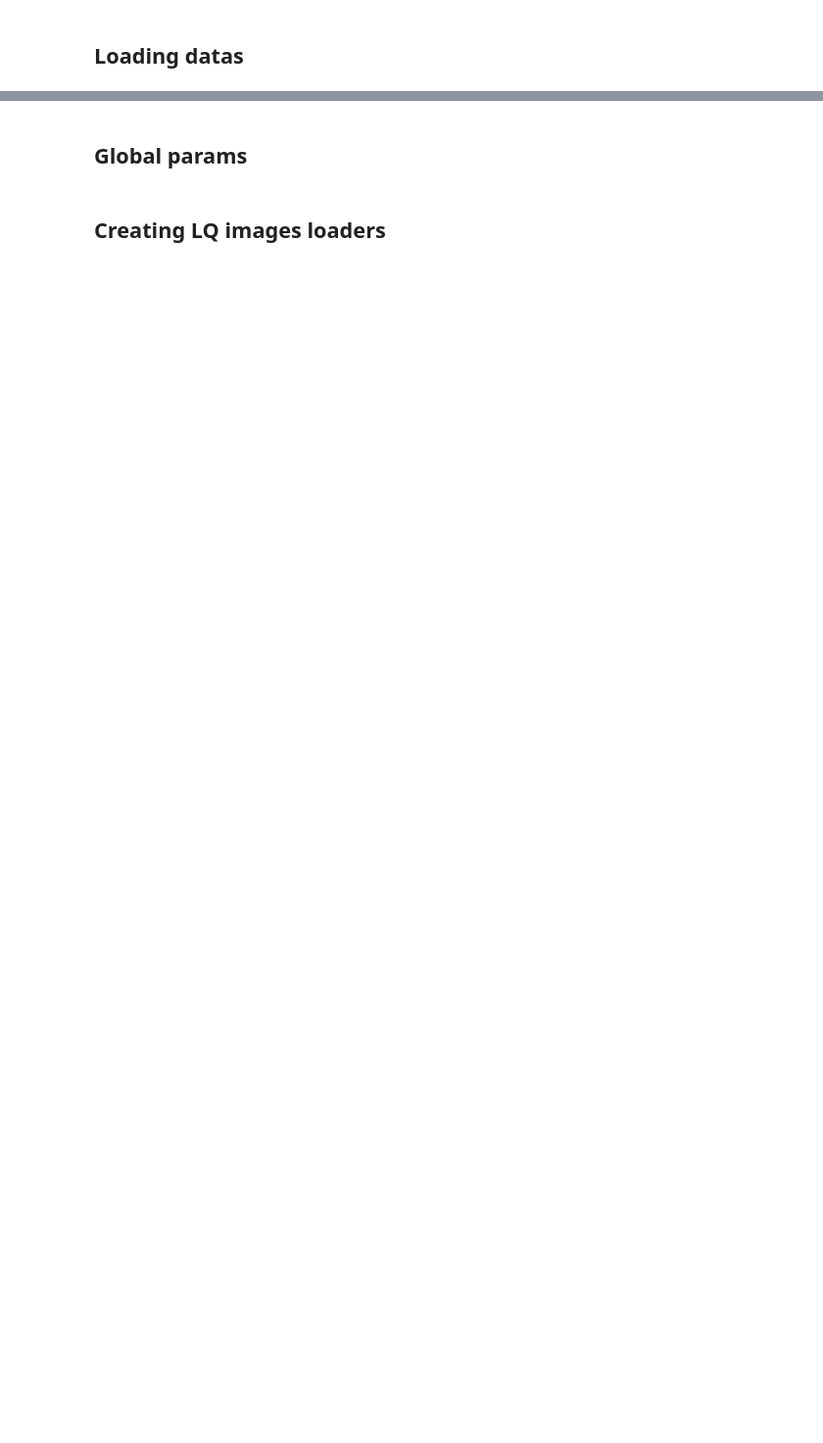
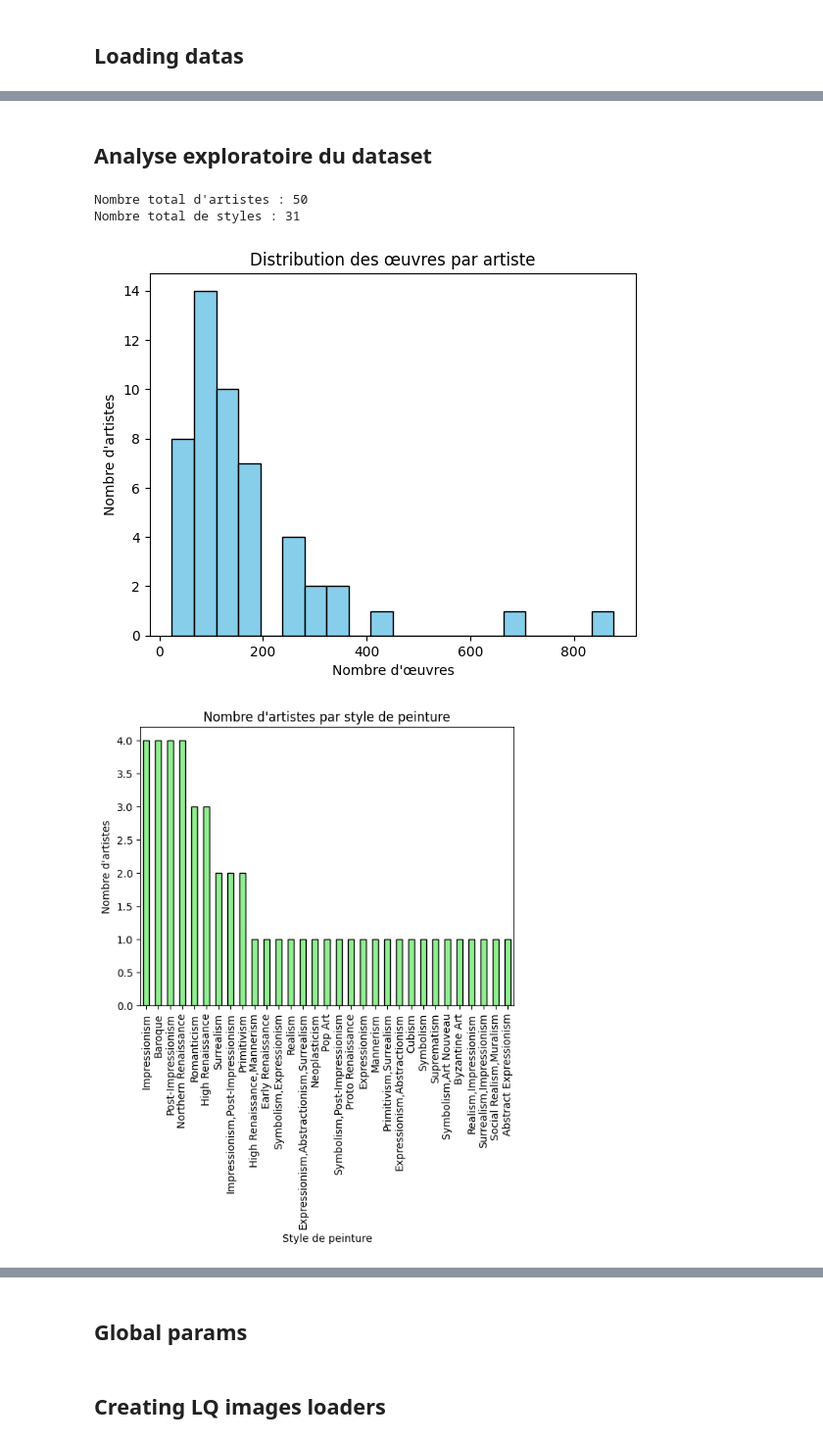
Before and after one commit to Totm33606/hddl_project, a Jupyter notebook: project1/CNN.ipynb, the cells around one changed output, grey strips where cells are left out. Shown: that part at 98% size. Drawn from its saved outputs; the diff is of its cells as text; code cells hidden in the pictures; blank space fills up the shorter version.

Commit message:
Ajout d'une analyse exploratoire/descriptive

```diff
--- a/project1/CNN.ipynb
+++ b/project1/CNN.ipynb
@@ -40,0 +68,27 @@ artists.head()
+# %% [markdown]
+## Analyse exploratoire du dataset
+# %%
+# Analyse descriptive des artistes et des styles
+print("Nombre total d'artistes :", artists['name'].nunique())
+print("Nombre total de styles :", artists['genre'].nunique())
+
+# Distribution des œuvres par artiste
+artists['paintings'].plot(kind='hist', bins=20, color='skyblue', edgecolor='black')
+plt.title("Distribution des œuvres par artiste")
+plt.xlabel("Nombre d'œuvres")
+plt.ylabel("Nombre d'artistes")
+plt.show()
+
+# Distribution des genres de peinture
+style_counts = artists['genre'].value_counts()
+style_counts.plot(kind='bar', color='lightgreen', edgecolor='black')
+plt.title("Nombre d'artistes par style de peinture")
+plt.xlabel("Style de peinture")
+plt.ylabel("Nombre d'artistes")
+plt.xticks(rotation=90)
+plt.show()
+# %% [output]
+Nombre total d'artistes : 50
+Nombre total de styles : 31
+[figure, added]
+[figure, added]
```
Also changed, not shown: parts of 24 cells of this notebook.
